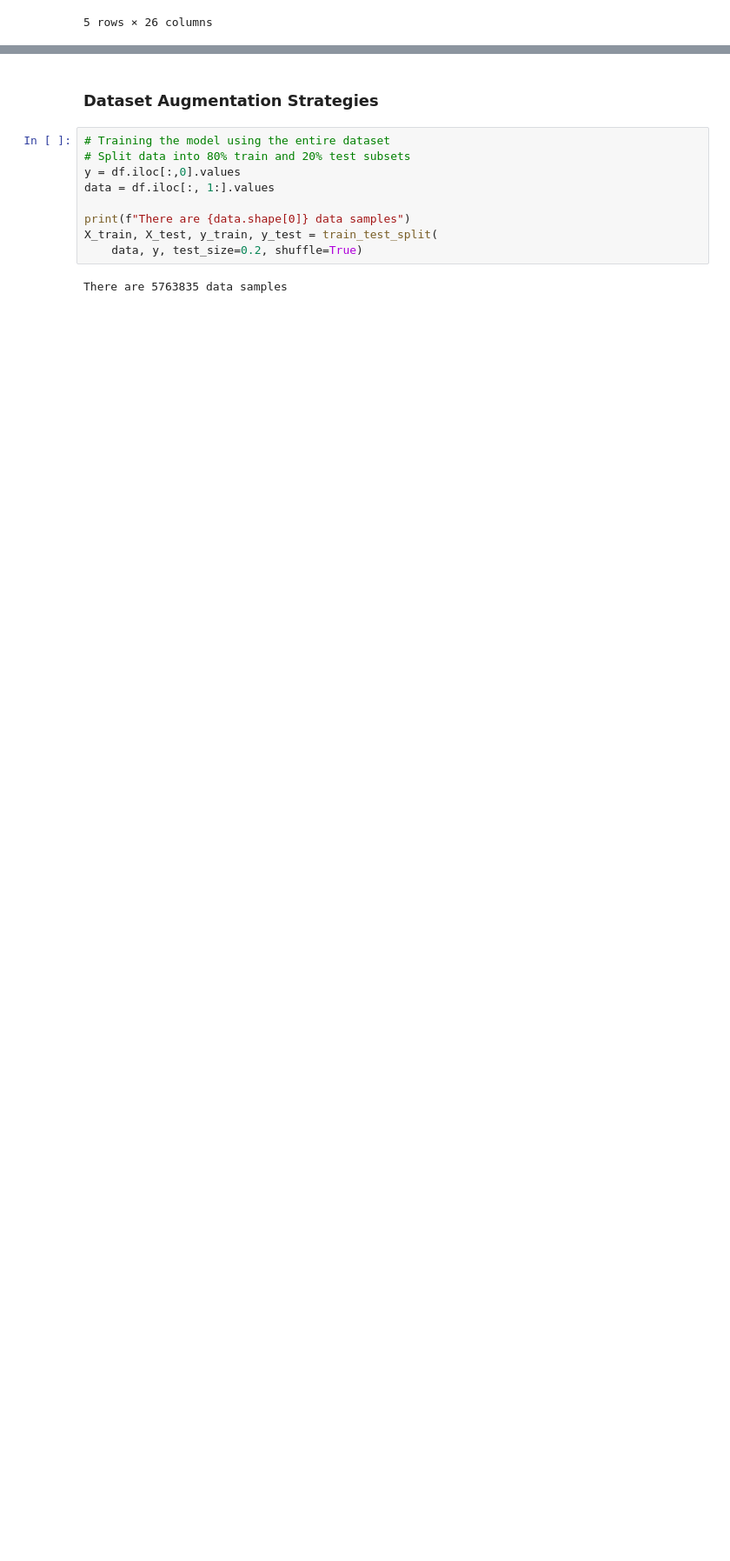
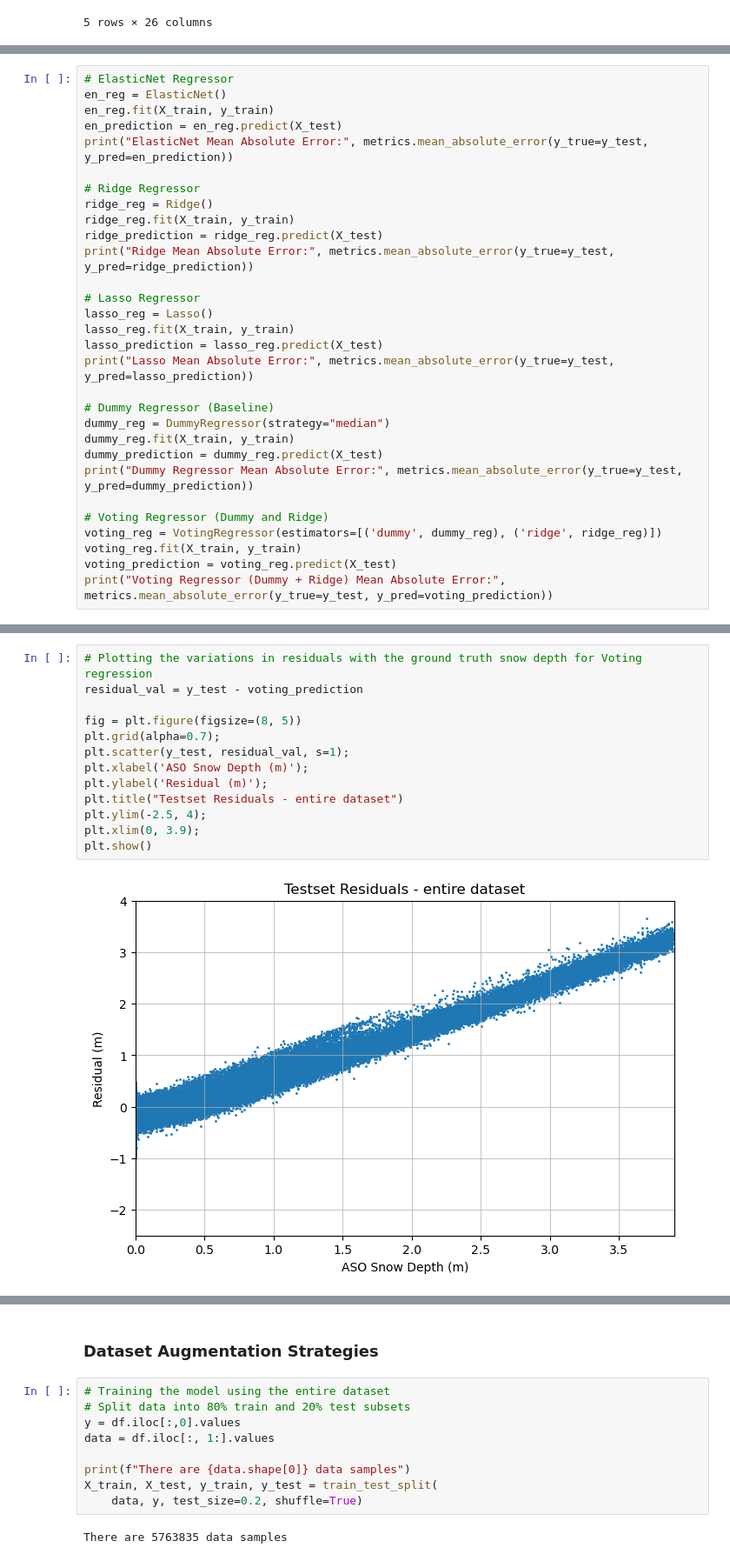
Before and after one commit to Jack-Hayes/mlgeo-2024-deep-snow, a Jupyter notebook: notebooks/Model_Training_Assessment.ipynb, the cells around one changed output, grey strips where cells are left out. Shown at 87% size. Drawn from its saved outputs; the diff is of its cells as text; blank space fills up the shorter version.

```diff
--- a/notebooks/Model_Training_Assessment.ipynb
+++ b/notebooks/Model_Training_Assessment.ipynb
@@ -45,0 +65,30 @@ df.head(5)
+# %%
+# ElasticNet Regressor
+en_reg = ElasticNet()
+en_reg.fit(X_train, y_train)
+en_prediction = en_reg.predict(X_test)
+print("ElasticNet Mean Absolute Error:", metrics.mean_absolute_error(y_true=y_test, y_pred=en_prediction))
+
+# Ridge Regressor
+ridge_reg = Ridge()
+ridge_reg.fit(X_train, y_train)
+ridge_prediction = ridge_reg.predict(X_test)
+print("Ridge Mean Absolute Error:", metrics.mean_absolute_error(y_true=y_test, y_pred=ridge_prediction))
+
+# Lasso Regressor
+lasso_reg = Lasso()
+lasso_reg.fit(X_train, y_train)
+lasso_prediction = lasso_reg.predict(X_test)
+print("Lasso Mean Absolute Error:", metrics.mean_absolute_error(y_true=y_test, y_pred=lasso_prediction))
+
+# Dummy Regressor (Baseline)
+dummy_reg = DummyRegressor(strategy="median")
+dummy_reg.fit(X_train, y_train)
+dummy_prediction = dummy_reg.predict(X_test)
+print("Dummy Regressor Mean Absolute Error:", metrics.mean_absolute_error(y_true=y_test, y_pred=dummy_prediction))
+
+# Voting Regressor (Dummy and Ridge)
+voting_reg = VotingRegressor(estimators=[('dummy', dummy_reg), ('ridge', ridge_reg)])
+voting_reg.fit(X_train, y_train)
+voting_prediction = voting_reg.predict(X_test)
+print("Voting Regressor (Dummy + Ridge) Mean Absolute Error:", metrics.mean_absolute_error(y_true=y_test, y_pred=voting_prediction))
@@ -45,0 +101,15 @@ df.head(5)
+# %%
+# Plotting the variations in residuals with the ground truth snow depth for Voting regression
+residual_val = y_test - voting_prediction
+
+fig = plt.figure(figsize=(8, 5))
+plt.grid(alpha=0.7);
+plt.scatter(y_test, residual_val, s=1);
+plt.xlabel('ASO Snow Depth (m)');
+plt.ylabel('Residual (m)');
+plt.title("Testset Residuals - entire dataset")
+plt.ylim(-2.5, 4);
+plt.xlim(0, 3.9);
+plt.show()
+# %% [output]
+[figure, added]
```
Also changed, not shown: parts of 8 cells of this notebook.
